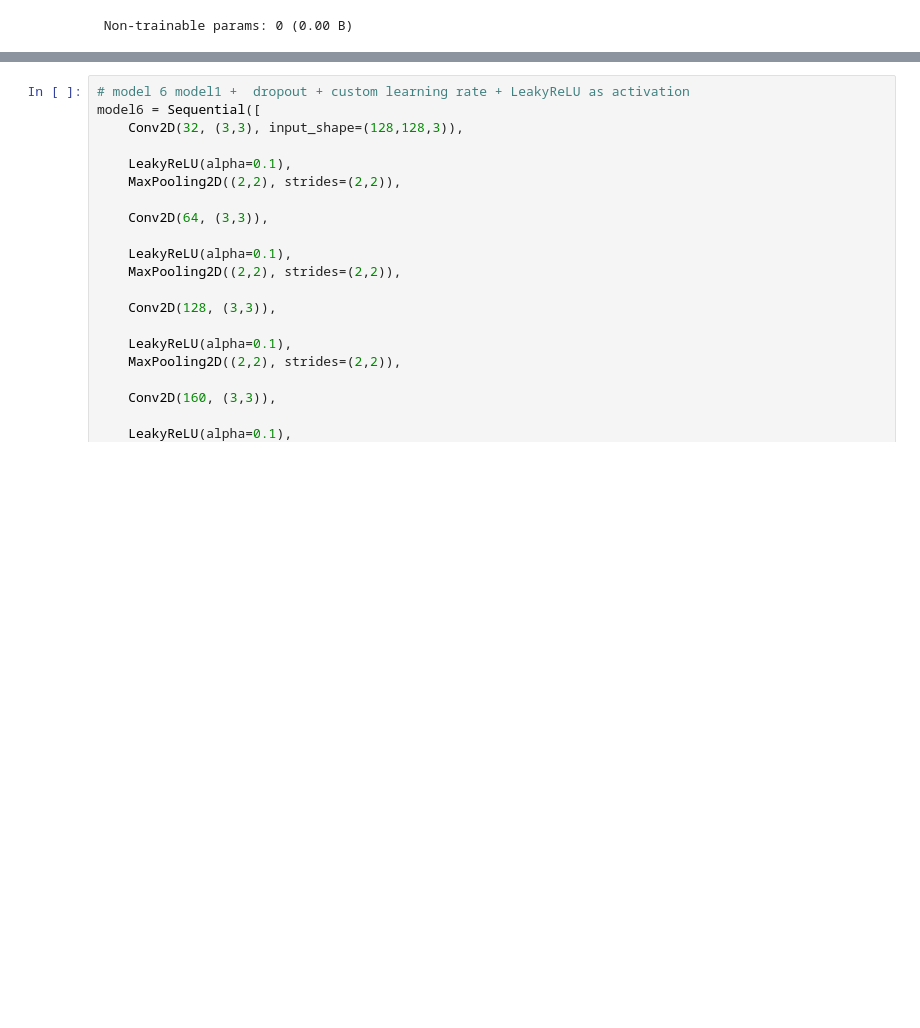
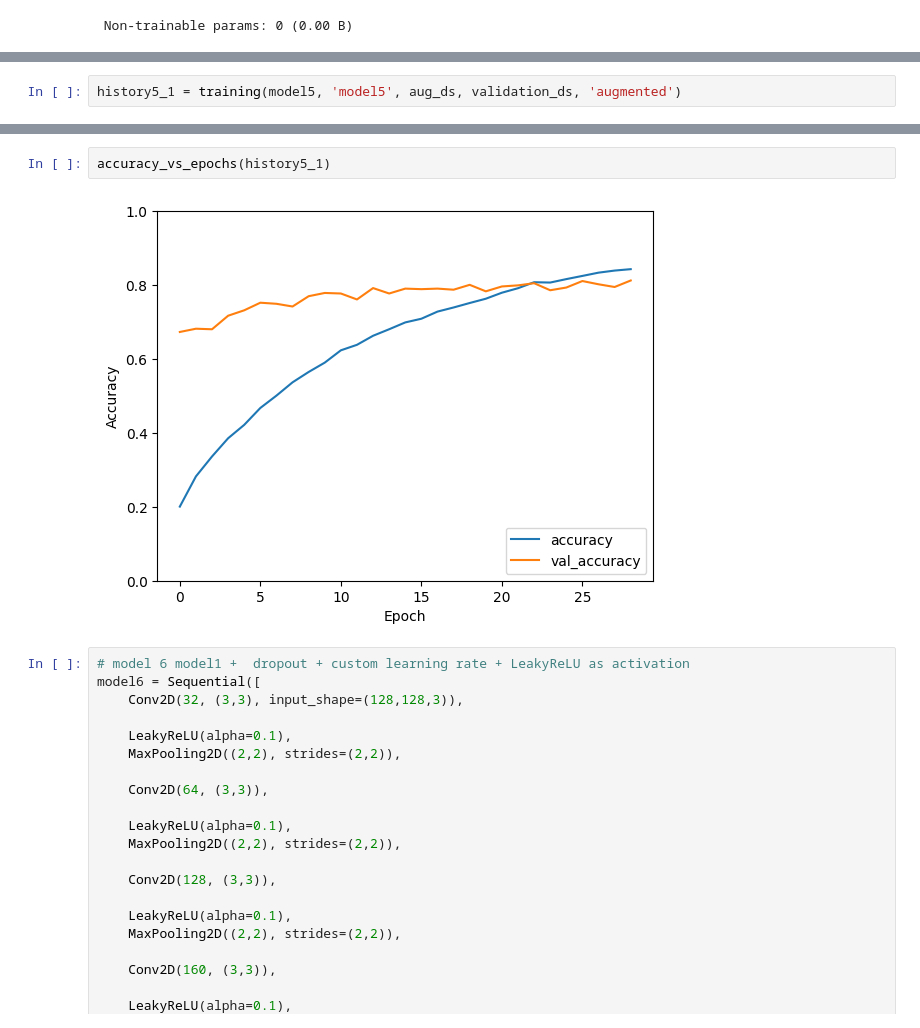
Before and after one commit to sachinadk2011/handwritten-alphanumeric-recognition, a Jupyter notebook: handwritten_recognition.ipynb, the cells around one changed output, grey strips where cells are left out. Cells and saved outputs as stored; diff of their text form; blank space fills up the shorter version.

```diff
--- a/handwritten_recognition.ipynb
+++ b/handwritten_recognition.ipynb
@@ -760,0 +770,2 @@ Saved: model5_history_original.pkl
+# %%
+history5_1 = training(model5, 'model5', aug_ds, validation_ds, 'augmented')
@@ -761,3 +790,7 @@ Saved: model5_history_original.pkl
+# %%
+accuracy_vs_epochs(history5_1)
+# %% [output]
+[figure, added]
 # %%
 # model 6 model1 +  dropout + custom learning rate + LeakyReLU as activation
 model6 = Sequential([
```
Also changed, not shown: parts of 3 cells of this notebook.
